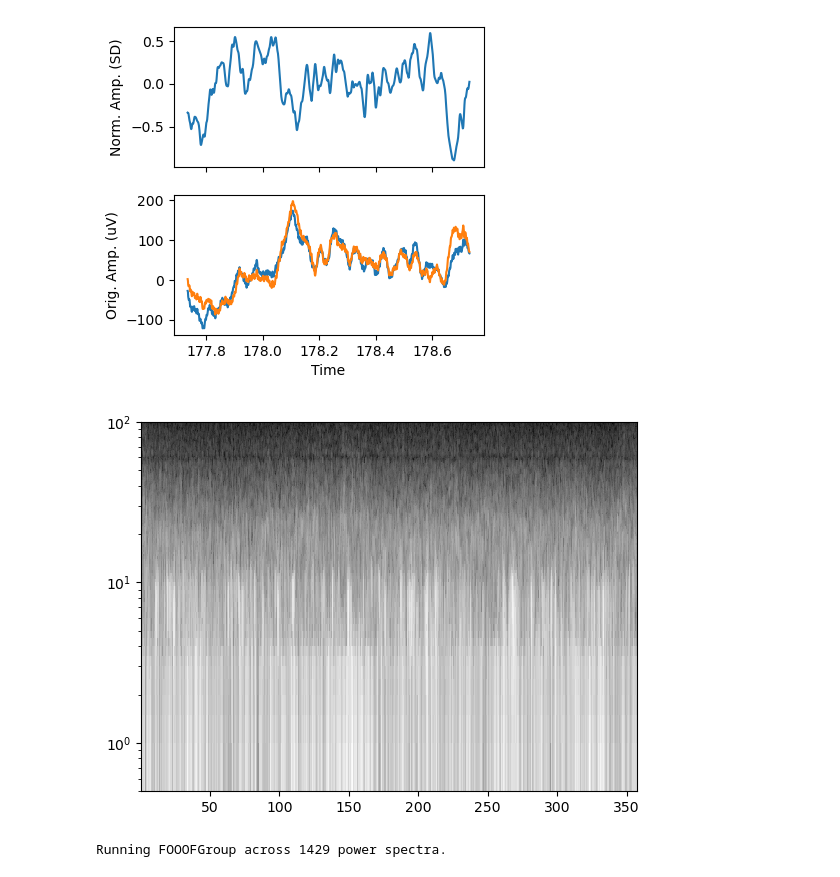
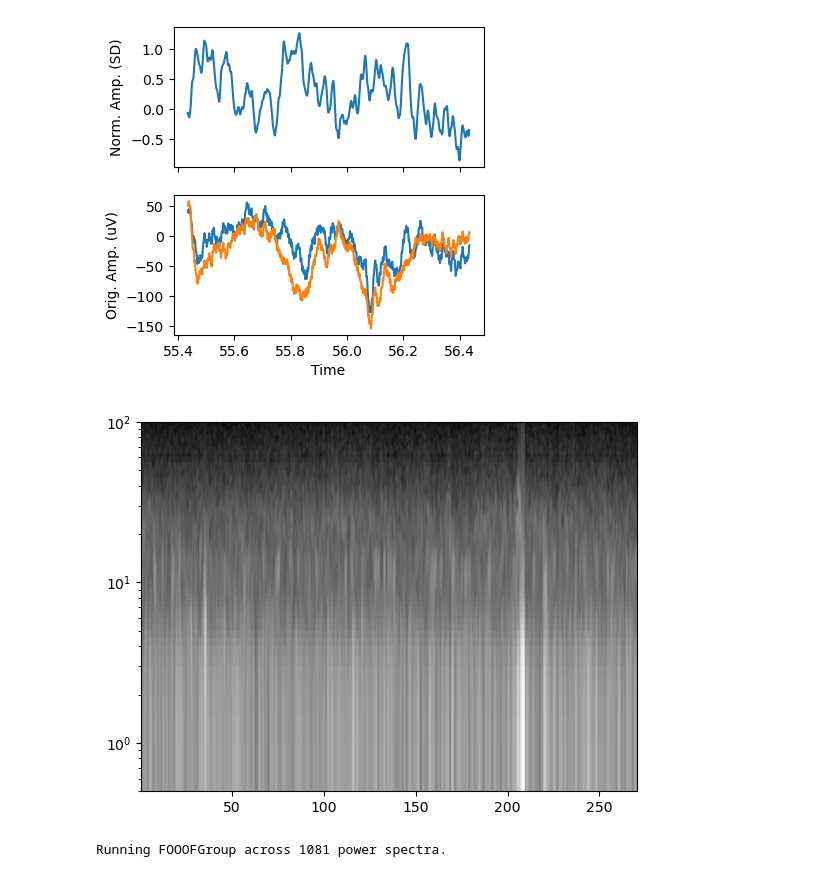
Before and after one commit to jtmiles/GRID_lab_python, a Jupyter notebook: load_reref.ipynb, the cells around one changed output. Cells and saved outputs as stored; diff of their text form; code cells hidden in the pictures.

```diff
--- a/load_reref.ipynb
+++ b/load_reref.ipynb
@@ -78,8 +76,8 @@ montage
 resrate = 1024
 # upper bound of frequency range (must be < resrate/2)
 lpfreq = 150
-ch1 = "LE1"
-ch2 = "LE2"
+ch1 = "RC9"
+ch2 = "RC10"
 ts,reref = filtering.bipolar_reref(data.loc[:,[ch1,ch2]], srate, resrate, lpfreq=lpfreq)
 # %%
 t1 = rng.integers(resrate, high=len(reref))
@@ -94,34 +92,38 @@ ax[0].set_ylabel("Norm. Amp. (SD)")
 ax[1].set_ylabel("Orig. Amp. (uV)")
 plt.show()
 # %% [output]
-[figure, old version]
+[figure, new version]
 # %%
 # process data from each subj
 # set some parameters that will be used for processing
 #####
 t_res = 1/4 # time between spectra calculations (seconds)
 f_res = 1/2 # frequency bin size for spectra (Hz)
 t_win = 1 # in seconds
 fmin = 0.5 # minimum frequency to save
 fmax = 100 # max frequency to save (should be below 256)
 ####
 
 f,sts,spectra = multitaper_spectrogram(reref,resrate,time_step=t_res,window_length=t_win,NW=3,
                                        detrend='off',freq_range=[fmin, fmax],nfft=2*t_win*resrate,
                                        db_scale=False,boundary_pad=False)
-
+# do some light smoothing of adjacent frequencies and timepoints
+# (rows are temporally adjacent with t_res (sec) offset. should technically split by region/id)
+smoothspect = unifilt(spectra, [5,3], mode="nearest",)
+# interpolate over 60 Hz line noise to make fitting better
+_,spectra = interpolate_spectra(f, smoothspect.T, [58.5,61.5], buffer=5)
 fig, ax = plt.subplots()
-ax.pcolormesh(sts,f,np.log10(spectra[1:,1:]),cmap="grey", shading="flat")
+ax.pcolormesh(sts,f,np.log10(spectra[1:,1:].T),cmap="grey", shading="flat")
 ax.set_ylim([fmin,fmax])
 ax.set_yscale("log")
 plt.show()
 # %% [output]
-[figure, old version]
+[figure, new version]
 # %%
 # fit 1/f with Lorentzian
-spect_fits = fooof_mod.fit_group(f,spectra.T)
+spect_fits = fooof_mod.fit_group(f,spectra)
 # %% [output]
-Running FOOOFGroup across 1429 power spectra.
+Running FOOOFGroup across 1081 power spectra.
 # %%
 model_spect = fooof_mod.model_spect
 intfs = np.concatenate((np.linspace(0.5,1,sum(f>50)+1),np.linspace(1.05,10,sum(f>10)),f[f>10]))
```
Also changed, not shown: parts of 7 cells of this notebook, 1 other file.
